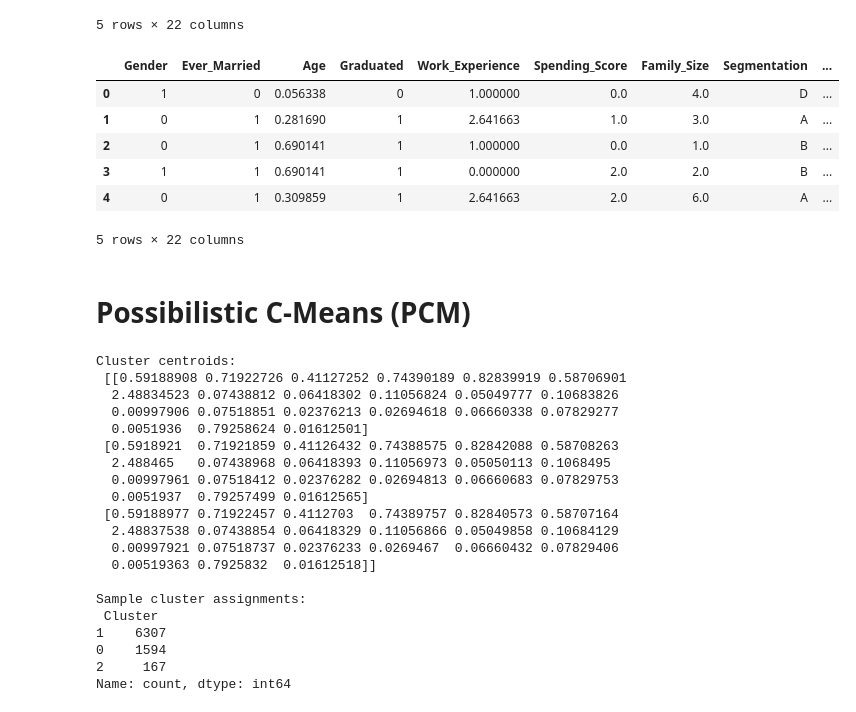
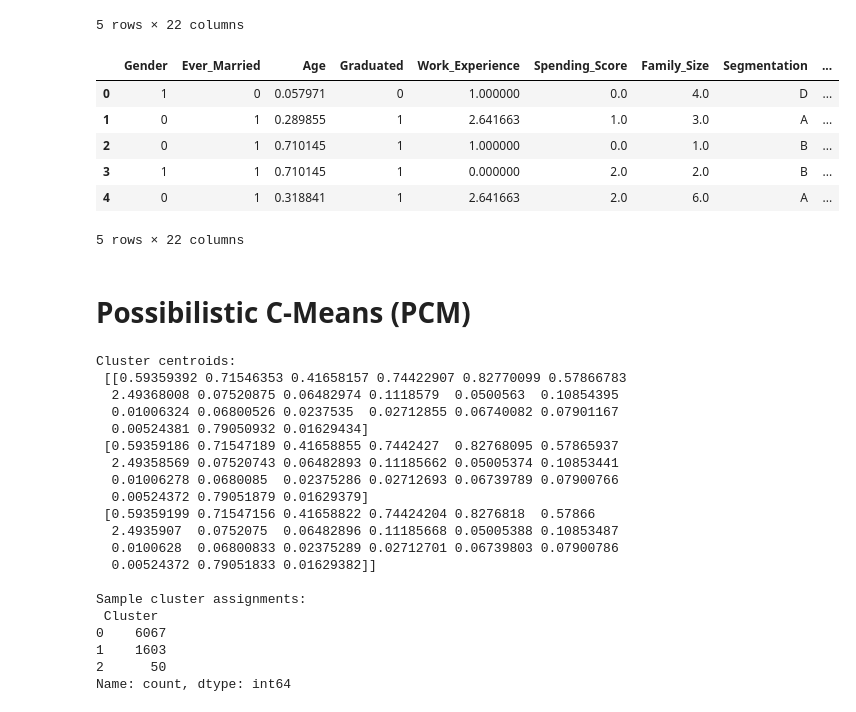
Before and after one commit to Ahmed-alaa47/CI-Project, a Jupyter notebook: CI_project.ipynb, the cells around one changed output. Drawn from its saved outputs; the diff is of its cells as text; code cells hidden in the pictures.

```diff
--- a/CI_project.ipynb
+++ b/CI_project.ipynb
@@ -127,16 +126,15 @@ df_cleaned.head()
 # %%
 from sklearn.preprocessing import LabelEncoder, OneHotEncoder, OrdinalEncoder
 
-# Assuming df is your preprocessed DataFrame
 # Binary encoding
-df['Gender'] = df['Gender'].map({'Male': 1, 'Female': 0})
-df['Ever_Married'] = df['Ever_Married'].map({'Yes': 1, 'No': 0})
-df['Graduated'] = df['Graduated'].map({'Yes': 1, 'No': 0})
+df_cleaned['Gender'] = df_cleaned['Gender'].map({'Male': 1, 'Female': 0})
+df_cleaned['Ever_Married'] = df_cleaned['Ever_Married'].map({'Yes': 1, 'No': 0})
+df_cleaned['Graduated'] = df_cleaned['Graduated'].map({'Yes': 1, 'No': 0})
 
 # Ordinal encoding for Spending_Score
 spending_order = ['Low', 'Average', 'High']
-df['Spending_Score'] = OrdinalEncoder(categories=[spending_order]).fit_transform(df[['Spending_Score']])
+df_cleaned['Spending_Score'] = OrdinalEncoder(categories=[spending_order]).fit_transform(df_cleaned[['Spending_Score']])
 
 # One-hot encoding for Profession and Var_1
-df = pd.get_dummies(df, columns=['Profession', 'Var_1'], drop_first=True)
+df_cleaned = pd.get_dummies(df_cleaned, columns=['Profession', 'Var_1'], drop_first=True)
 # %%
@@ -153,16 +151,16 @@ df.head()
 from sklearn.preprocessing import MinMaxScaler
 
 scaler = MinMaxScaler()
-df['Age'] = scaler.fit_transform(df[['Age']])
+df_cleaned['Age'] = scaler.fit_transform(df_cleaned[['Age']])
 # %%
-df.head()
+df_cleaned.head()
 # %% [output]
 |  | Gender | Ever_Married | Age | Graduated | Work_Experience | Spending_Score | Family_Size | Segmentation | ... |
-| 0 | 1 | 0 | 0.056338 | 0 | 1.000000 | 0.0 | 4.0 | D | ... |
-| 1 | 0 | 1 | 0.281690 | 1 | 2.641663 | 1.0 | 3.0 | A | ... |
-| 2 | 0 | 1 | 0.690141 | 1 | 1.000000 | 0.0 | 1.0 | B | ... |
-| 3 | 1 | 1 | 0.690141 | 1 | 0.000000 | 2.0 | 2.0 | B | ... |
-| 4 | 0 | 1 | 0.309859 | 1 | 2.641663 | 2.0 | 6.0 | A | ... |
+| 0 | 1 | 0 | 0.057971 | 0 | 1.000000 | 0.0 | 4.0 | D | ... |
+| 1 | 0 | 1 | 0.289855 | 1 | 2.641663 | 1.0 | 3.0 | A | ... |
+| 2 | 0 | 1 | 0.710145 | 1 | 1.000000 | 0.0 | 1.0 | B | ... |
+| 3 | 1 | 1 | 0.710145 | 1 | 0.000000 | 2.0 | 2.0 | B | ... |
+| 4 | 0 | 1 | 0.318841 | 1 | 2.641663 | 2.0 | 6.0 | A | ... |
 5 rows × 22 columns
 # %% [markdown]
 # Possibilistic C-Means (PCM)
@@ -215,39 +207,38 @@ def pcm(X, k, m=2.0, eta=0.5, max_iter=100, tol=1e-4):
 
     return C, U
 # %%
-df = df.drop('Segmentation' , axis = 1)
-X = df.values.astype(float)
+df_cleaned = df_cleaned.drop('Segmentation' , axis = 1)
+X = df_cleaned.values.astype(float)
 
-# Step 2: Run PCM
 centroids, membership = pcm(X, k=3, m=2.0, eta=0.5, max_iter=100)
 
-# Step 3: Get hard cluster assignments (optional)
+# Get hard cluster assignments
 labels = np.argmax(membership, axis=1)
-df['Cluster'] = labels
+df_cleaned['Cluster'] = labels
 
-# View results
+
 print("Cluster centroids:\n", centroids)
-print("\nSample cluster assignments:\n", df['Cluster'].value_counts())
+print("\nSample cluster assignments:\n", df_cleaned['Cluster'].value_counts())
 # %% [output]
 Cluster centroids:
- [[0.59188908 0.71922726 0.41127252 0.74390189 0.82839919 0.58706901
-  2.48834523 0.07438812 0.06418302 0.11056824 0.05049777 0.10683826
-  0.00997906 0.07518851 0.02376213 0.02694618 0.06660338 0.07829277
-  0.0051936  0.79258624 0.01612501]
- [0.5918921  0.71921859 0.41126432 0.74388575 0.82842088 0.58708263
-  2.488465   0.07438968 0.06418393 0.11056973 0.05050113 0.1068495
-  0.00997961 0.07518412 0.02376282 0.02694813 0.06660683 0.07829753
-  0.0051937  0.79257499 0.01612565]
- [0.59188977 0.71922457 0.4112703  0.74389757 0.82840573 0.58707164
-  2.48837538 0.07438854 0.06418329 0.11056866 0.05049858 0.10684129
-  0.00997921 0.07518737 0.02376233 0.0269467  0.06660432 0.07829406
-  0.00519363 0.7925832  0.01612518]]
+ [[0.59359392 0.71546353 0.41658157 0.74422907 0.82770099 0.57866783
+  2.49368008 0.07520875 0.06482974 0.1118579  0.0500563  0.10854395
+  0.01006324 0.06800526 0.0237535  0.02712855 0.06740082 0.07901167
+  0.00524381 0.79050932 0.01629434]
+ [0.59359186 0.71547189 0.41658855 0.7442427  0.82768095 0.57865937
+  2.49358569 0.07520743 0.06482893 0.11185662 0.05005374 0.10853441
+  0.01006278 0.0680085  0.02375286 0.02712693 0.06739789 0.07900766
+  0.00524372 0.79051879 0.01629379]
+ [0.59359199 0.71547156 0.41658822 0.74424204 0.8276818  0.57866
+  2.4935907  0.0752075  0.06482896 0.11185668 0.05005388 0.10853487
+  0.0100628  0.06800833 0.02375289 0.02712701 0.06739803 0.07900786
+  0.00524372 0.79051833 0.01629382]]
 
 Sample cluster assignments:
  Cluster
-1    6307
-0    1594
-2     167
+0    6067
+1    1603
+2      50
 Name: count, dtype: int64
 # %%
 from sklearn.decomposition import PCA
```
Also changed, not shown: parts of 6 cells of this notebook.
